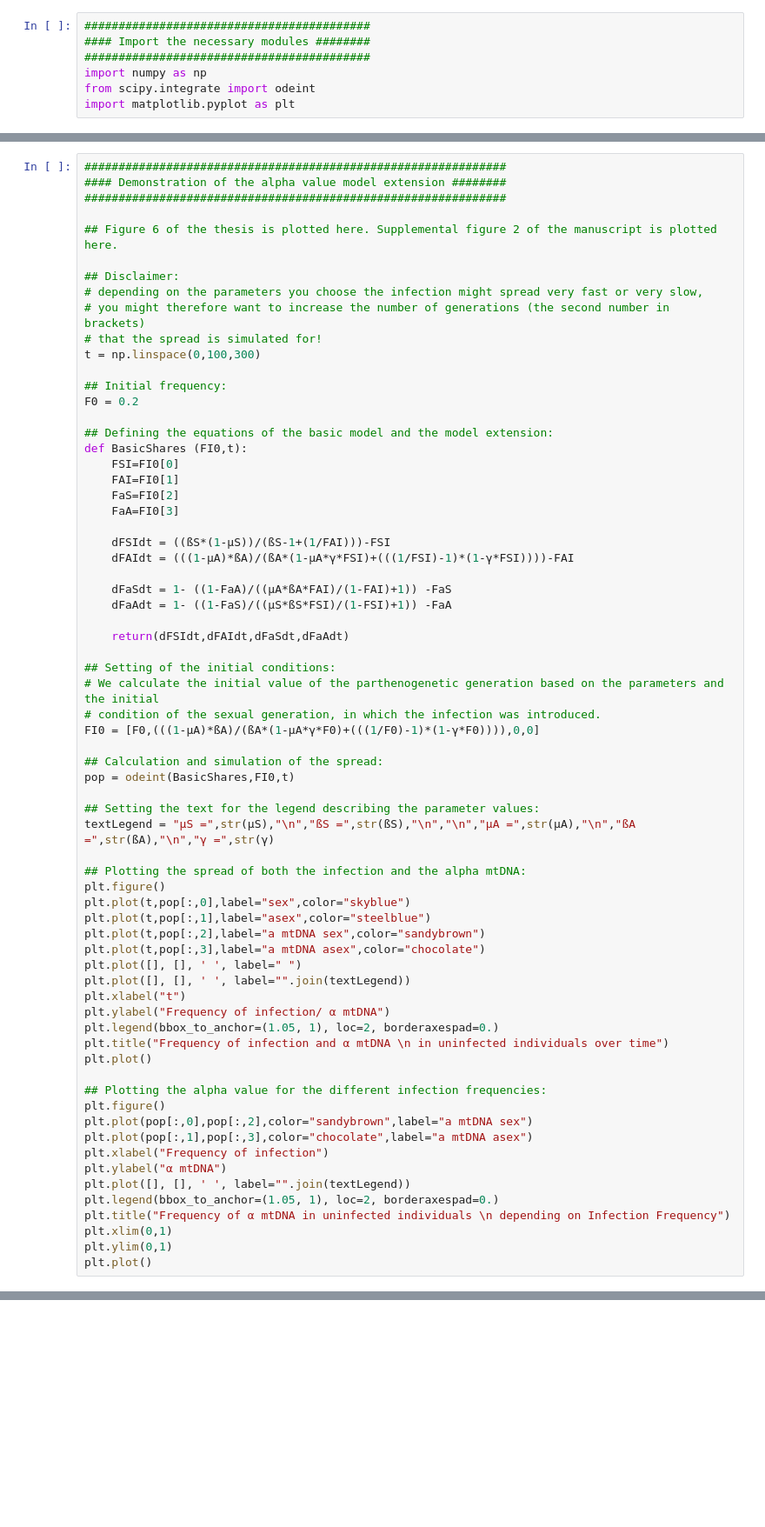
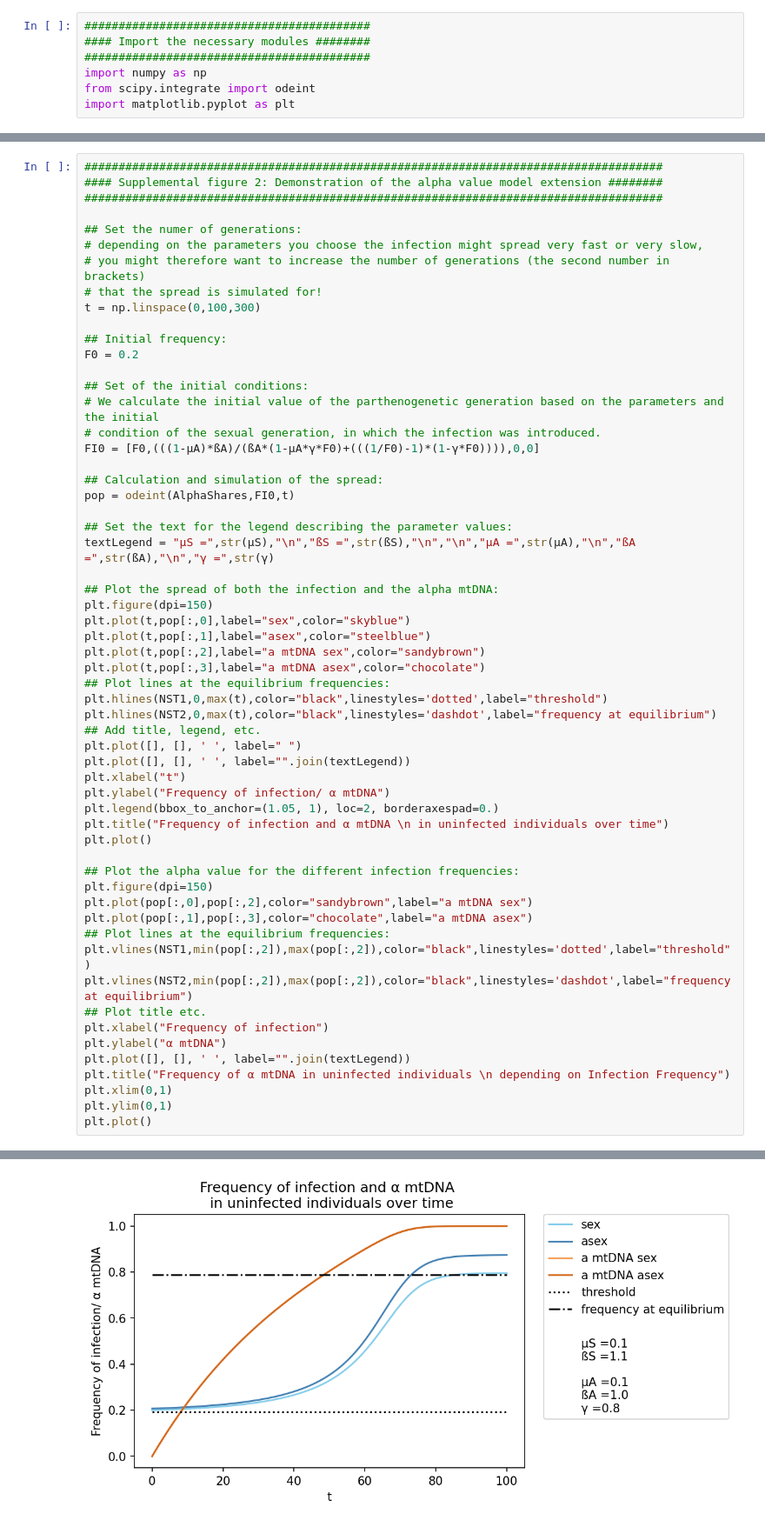
Before and after one commit to sonjagrath/modelling_gall_wasps, a Jupyter notebook: code/Python/DemonstrationOfTheModel.ipynb, the cells around one changed output, grey strips where cells are left out. Shown: that part at 87% size. Drawn from its saved outputs; the diff is of its cells as text; blank space fills up the shorter version.

```diff
--- a/code/Python/DemonstrationOfTheModel.ipynb
+++ b/code/Python/DemonstrationOfTheModel.ipynb
@@ -106,11 +179,9 @@ plt.xlim(0,1)
 # %%
-##############################################################
-#### Demonstration of the alpha value model extension ########
-##############################################################
+#####################################################################################
+#### Supplemental figure 2: Demonstration of the alpha value model extension ########
+#####################################################################################
 
-## Figure 6 of the thesis is plotted here. Supplemental figure 2 of the manuscript is plotted here.
-
-## Disclaimer:
+## Set the numer of generations:
 # depending on the parameters you choose the infection might spread very fast or very slow,
 # you might therefore want to increase the number of generations (the second number in brackets)
 # that the spread is simulated for!
@@ -119,38 +190,27 @@ t = np.linspace(0,100,300)
 ## Initial frequency:
 F0 = 0.2
 
-## Defining the equations of the basic model and the model extension:
-def BasicShares (FI0,t):
-    FSI=FI0[0]
-    FAI=FI0[1]
-    FaS=FI0[2]
-    FaA=FI0[3]
-
-    dFSIdt = ((ßS*(1-µS))/(ßS-1+(1/FAI)))-FSI
-    dFAIdt = (((1-µA)*ßA)/(ßA*(1-µA*γ*FSI)+(((1/FSI)-1)*(1-γ*FSI))))-FAI
-
-    dFaSdt = 1- ((1-FaA)/((µA*ßA*FAI)/(1-FAI)+1)) -FaS
-    dFaAdt = 1- ((1-FaS)/((µS*ßS*FSI)/(1-FSI)+1)) -FaA
-
-    return(dFSIdt,dFAIdt,dFaSdt,dFaAdt)
-
-## Setting of the initial conditions:
+## Set of the initial conditions:
 # We calculate the initial value of the parthenogenetic generation based on the parameters and the initial
 # condition of the sexual generation, in which the infection was introduced.
 FI0 = [F0,(((1-µA)*ßA)/(ßA*(1-µA*γ*F0)+(((1/F0)-1)*(1-γ*F0)))),0,0]
 
 ## Calculation and simulation of the spread:
-pop = odeint(BasicShares,FI0,t)
+pop = odeint(AlphaShares,FI0,t)
 
-## Setting the text for the legend describing the parameter values:
+## Set the text for the legend describing the parameter values:
 textLegend = "µS =",str(µS),"\n","ßS =",str(ßS),"\n","\n","µA =",str(µA),"\n","ßA =",str(ßA),"\n","γ =",str(γ)
 
-## Plotting the spread of both the infection and the alpha mtDNA:
-plt.figure()
+## Plot the spread of both the infection and the alpha mtDNA:
+plt.figure(dpi=150)
 plt.plot(t,pop[:,0],label="sex",color="skyblue")
 plt.plot(t,pop[:,1],label="asex",color="steelblue")
 plt.plot(t,pop[:,2],label="a mtDNA sex",color="sandybrown")
 plt.plot(t,pop[:,3],label="a mtDNA asex",color="chocolate")
+## Plot lines at the equilibrium frequencies:
+plt.hlines(NST1,0,max(t),color="black",linestyles='dotted',label="threshold")
+plt.hlines(NST2,0,max(t),color="black",linestyles='dashdot',label="frequency at equilibrium")
+## Add title, legend, etc.
 plt.plot([], [], ' ', label=" ")
 plt.plot([], [], ' ', label="".join(textLegend))
 plt.xlabel("t")
@@ -159,15 +219,19 @@ plt.legend(bbox_to_anchor=(1.05, 1), loc=2, borderaxespad=0.)
 plt.title("Frequency of infection and α mtDNA \n in uninfected individuals over time")
 plt.plot()
 
-## Plotting the alpha value for the different infection frequencies:
-plt.figure()
+## Plot the alpha value for the different infection frequencies:
+plt.figure(dpi=150)
 plt.plot(pop[:,0],pop[:,2],color="sandybrown",label="a mtDNA sex")
 plt.plot(pop[:,1],pop[:,3],color="chocolate",label="a mtDNA asex")
+## Plot lines at the equilibrium frequencies:
+plt.vlines(NST1,min(pop[:,2]),max(pop[:,2]),color="black",linestyles='dotted',label="threshold")
+plt.vlines(NST2,min(pop[:,2]),max(pop[:,2]),color="black",linestyles='dashdot',label="frequency at equilibrium")
+## Plot title etc.
 plt.xlabel("Frequency of infection")
 plt.ylabel("α mtDNA")
 plt.plot([], [], ' ', label="".join(textLegend))
-plt.legend(bbox_to_anchor=(1.05, 1), loc=2, borderaxespad=0.)
 plt.title("Frequency of α mtDNA in uninfected individuals \n depending on Infection Frequency")
 plt.xlim(0,1)
 plt.ylim(0,1)
 plt.plot()
+# %% [output]
@@ -173,0 +239 @@ plt.plot()
+[figure, added]
```
Also changed, not shown: parts of 4 cells of this notebook, 23 other files.
